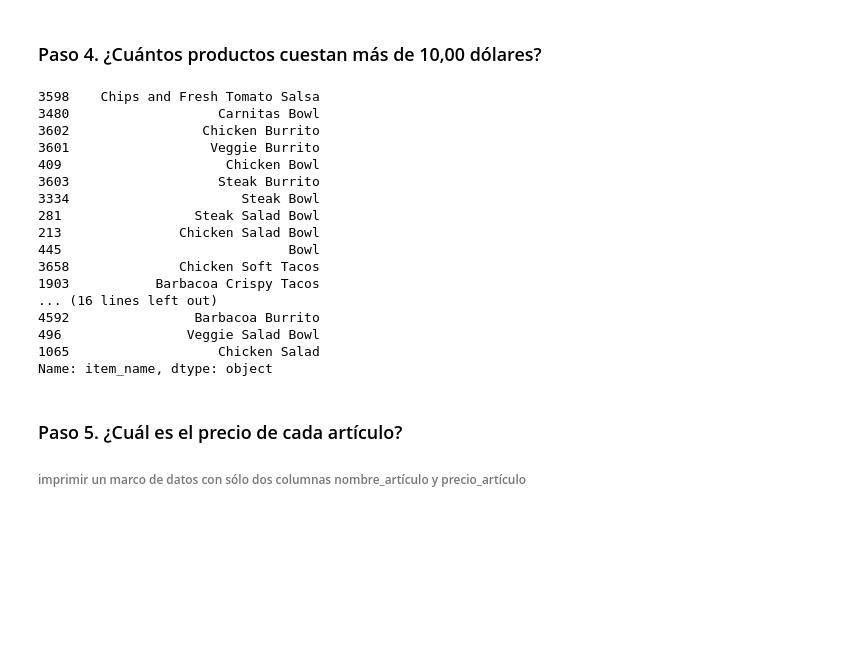
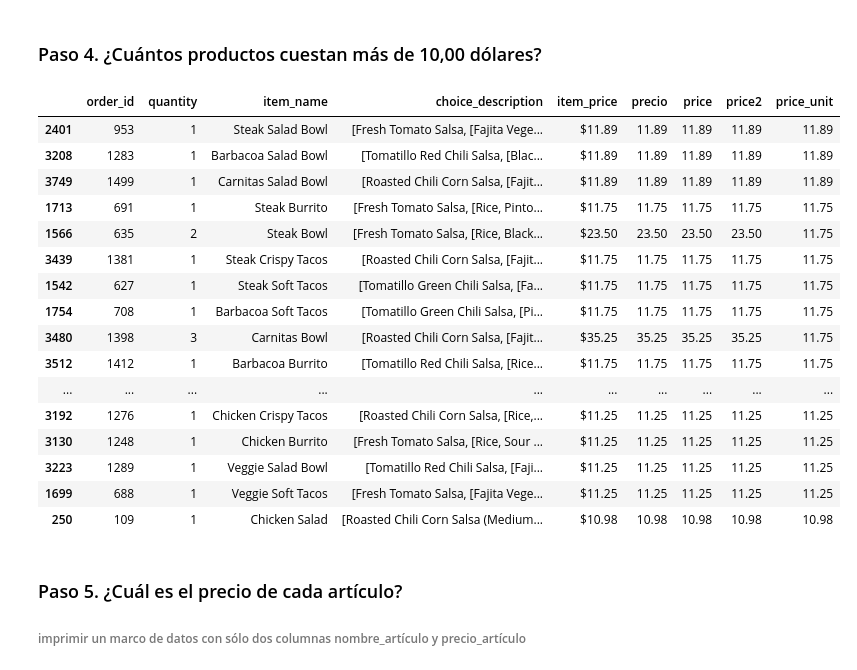
Before and after one commit to manuelangelrodr/DS_PT_09_2023, a Jupyter notebook: Data_Analysis/2-Pandas/Practica/2-Chipotle/Chipotle.ipynb, the cells around one changed output. Cells and saved outputs as stored; diff of their text form; code cells hidden in the pictures; blank space fills up the shorter version.

```diff
--- a/Data_Analysis/2-Pandas/Practica/2-Chipotle/Chipotle.ipynb
+++ b/Data_Analysis/2-Pandas/Practica/2-Chipotle/Chipotle.ipynb
@@ -58,25 +93,25 @@ chipo[chipo['precio'] == chipo['precio'].max()]
 # %% [markdown]
 ### Paso 4. ¿Cuántos productos cuestan más de 10,00 dólares?
 # %%
-chipo[chipo['precio'] > 10].sort_values(by='precio', ascending=False).drop_duplicates('item_name')['item_name']
+chipo[chipo['price_unit'] > 10].sort_values(by='price_unit', ascending=False).drop_duplicates('item_name')
 # %% [output]
-3598    Chips and Fresh Tomato Salsa
-3480                   Carnitas Bowl
-3602                 Chicken Burrito
-3601                  Veggie Burrito
-409                     Chicken Bowl
-3603                   Steak Burrito
-3334                      Steak Bowl
-281                 Steak Salad Bowl
-213               Chicken Salad Bowl
-445                             Bowl
-3658              Chicken Soft Tacos
-1903           Barbacoa Crispy Tacos
-... (16 lines left out)
-4592                Barbacoa Burrito
-496                Veggie Salad Bowl
-1065                   Chicken Salad
-Name: item_name, dtype: object
+|  | order_id | quantity | item_name | choice_description | item_price | precio | price | price2 | price_unit |
+| 2401 | 953 | 1 | Steak Salad Bowl | [Fresh Tomato Salsa, [Fajita Vege... | $11.89 | 11.89 | 11.89 | 11.89 | 11.89 |
+| 3208 | 1283 | 1 | Barbacoa Salad Bowl | [Tomatillo Red Chili Salsa, [Blac... | $11.89 | 11.89 | 11.89 | 11.89 | 11.89 |
+| 3749 | 1499 | 1 | Carnitas Salad Bowl | [Roasted Chili Corn Salsa, [Fajit... | $11.89 | 11.89 | 11.89 | 11.89 | 11.89 |
+| 1713 | 691 | 1 | Steak Burrito | [Fresh Tomato Salsa, [Rice, Pinto... | $11.75 | 11.75 | 11.75 | 11.75 | 11.75 |
+| 1566 | 635 | 2 | Steak Bowl | [Fresh Tomato Salsa, [Rice, Black... | $23.50 | 23.50 | 23.50 | 23.50 | 11.75 |
+| 3439 | 1381 | 1 | Steak Crispy Tacos | [Roasted Chili Corn Salsa, [Fajit... | $11.75 | 11.75 | 11.75 | 11.75 | 11.75 |
+| 1542 | 627 | 1 | Steak Soft Tacos | [Tomatillo Green Chili Salsa, [Fa... | $11.75 | 11.75 | 11.75 | 11.75 | 11.75 |
+| 1754 | 708 | 1 | Barbacoa Soft Tacos | [Tomatillo Green Chili Salsa, [Pi... | $11.75 | 11.75 | 11.75 | 11.75 | 11.75 |
+| 3480 | 1398 | 3 | Carnitas Bowl | [Roasted Chili Corn Salsa, [Fajit... | $35.25 | 35.25 | 35.25 | 35.25 | 11.75 |
+| 3512 | 1412 | 1 | Barbacoa Burrito | [Tomatillo Red Chili Salsa, [Rice... | $11.75 | 11.75 | 11.75 | 11.75 | 11.75 |
+| ... | ... | ... | ... | ... | ... | ... | ... | ... | ... |
+| 3192 | 1276 | 1 | Chicken Crispy Tacos | [Roasted Chili Corn Salsa, [Rice,... | $11.25 | 11.25 | 11.25 | 11.25 | 11.25 |
+| 3130 | 1248 | 1 | Chicken Burrito | [Fresh Tomato Salsa, [Rice, Sour ... | $11.25 | 11.25 | 11.25 | 11.25 | 11.25 |
+| 3223 | 1289 | 1 | Veggie Salad Bowl | [Tomatillo Red Chili Salsa, [Faji... | $11.25 | 11.25 | 11.25 | 11.25 | 11.25 |
+| 1699 | 688 | 1 | Veggie Soft Tacos | [Fresh Tomato Salsa, [Fajita Vege... | $11.25 | 11.25 | 11.25 | 11.25 | 11.25 |
+| 250 | 109 | 1 | Chicken Salad | [Roasted Chili Corn Salsa (Medium... | $10.98 | 10.98 | 10.98 | 10.98 | 10.98 |
 # %% [markdown]
 ### Paso 5. ¿Cuál es el precio de cada artículo?
 ###### imprimir un marco de datos con sólo dos columnas nombre_artículo y precio_artículo
```
Also changed, not shown: parts of 10 cells of this notebook.
